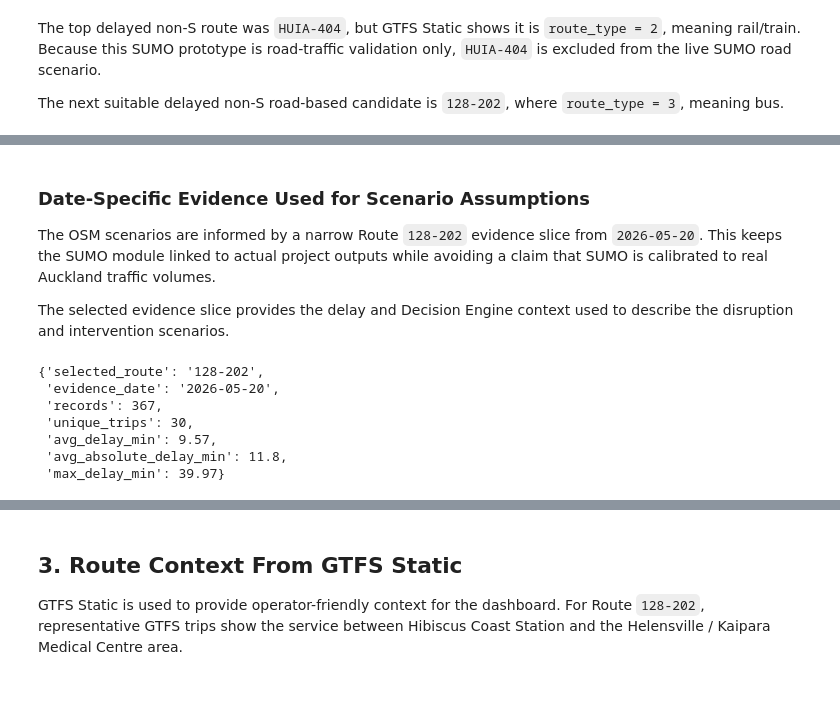
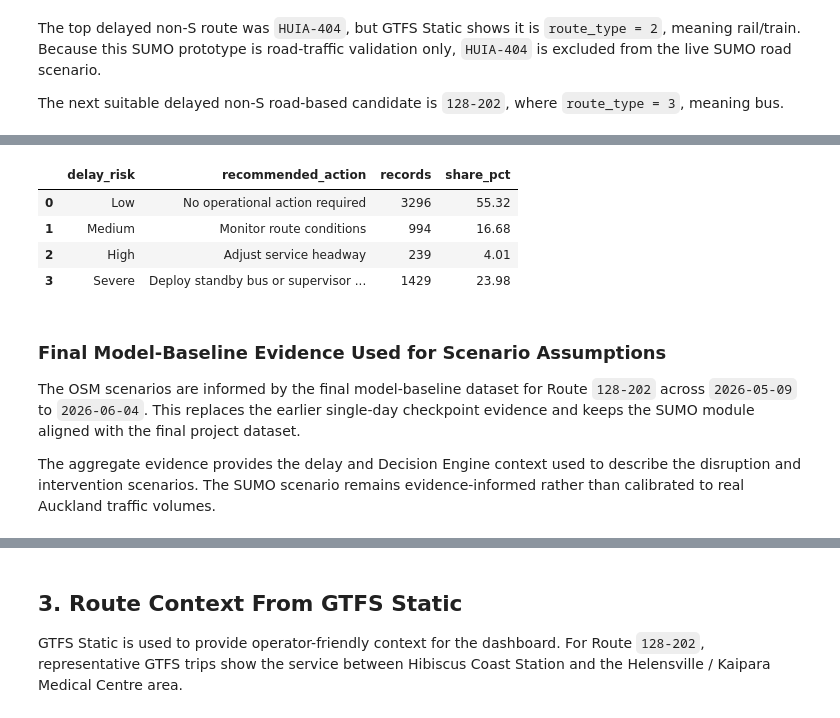
Before and after one commit to markokratos0918/ai-dss-auckland-public-transport, a Jupyter notebook: notebooks/10_sumo_minimal_prototype.ipynb, the cells around one changed output, grey strips where cells are left out. Drawn from its saved outputs; the diff is of its cells as text; code cells hidden in the pictures; blank space fills up the shorter version.

```diff
--- a/notebooks/10_sumo_minimal_prototype.ipynb
+++ b/notebooks/10_sumo_minimal_prototype.ipynb
@@ -134,34 +160,32 @@ decision_counts[decision_counts["route_id"] == selected_route].sort_values("dela
+# %%
+route_risk_action_counts = con.execute("""
+select
+  delay_risk,
+  recommended_action,
+  count(*) as records,
+  round(count(*) * 100.0 / sum(count(*)) over (), 2) as share_pct
+from decision_engine_model_baseline
+where route_id = ?
+group by delay_risk, recommended_action
+order by case delay_risk
+  when 'Low' then 1
+  when 'Medium' then 2
+  when 'High' then 3
+  when 'Severe' then 4
+  else 5
+end
+""", [selected_route]).fetchdf()
+
+route_risk_action_counts
+# %% [output]
+|  | delay_risk | recommended_action | records | share_pct |
+| 0 | Low | No operational action required | 3296 | 55.32 |
+| 1 | Medium | Monitor route conditions | 994 | 16.68 |
+| 2 | High | Adjust service headway | 239 | 4.01 |
+| 3 | Severe | Deploy standby bus or supervisor ... | 1429 | 23.98 |
 # %% [markdown]
-### Date-Specific Evidence Used for Scenario Assumptions
+### Final Model-Baseline Evidence Used for Scenario Assumptions
 
-The OSM scenarios are informed by a narrow Route `128-202` evidence slice from `2026-05-20`. This keeps the SUMO module linked to actual project outputs while avoiding a claim that SUMO is calibrated to real Auckland traffic volumes.
+The OSM scenarios are informed by the final model-baseline dataset for Route `128-202` across `2026-05-09` to `2026-06-04`. This replaces the earlier single-day checkpoint evidence and keeps the SUMO module aligned with the final project dataset.
 
-The selected evidence slice provides the delay and Decision Engine context used to describe the disruption and intervention scenarios.
+The aggregate evidence provides the delay and Decision Engine context used to describe the disruption and intervention scenarios. The SUMO scenario remains evidence-informed rather than calibrated to real Auckland traffic volumes.
-# %%
-decision_output = pd.read_csv(decision_engine_output_path)
-decision_output["date"] = pd.to_datetime(decision_output["collection_date"]).dt.date.astype(str)
-
-route_date_rows = decision_output[
-    (decision_output["route_id"] == selected_route) &
-    (decision_output["date"] == evidence_date)
-].copy()
-
-route_date_evidence = {
-    "selected_route": selected_route,
-    "evidence_date": evidence_date,
-    "records": len(route_date_rows),
-    "unique_trips": route_date_rows["trip_id"].nunique() if "trip_id" in route_date_rows else None,
-    "avg_delay_min": round(route_date_rows["delay_minutes"].mean(), 2),
-    "avg_absolute_delay_min": round(route_date_rows["delay_minutes"].abs().mean(), 2),
-    "max_delay_min": round(route_date_rows["delay_minutes"].max(), 2),
-}
-
-route_date_evidence
-# %% [output]
-{'selected_route': '128-202',
- 'evidence_date': '2026-05-20',
- 'records': 367,
- 'unique_trips': 30,
- 'avg_delay_min': 9.57,
- 'avg_absolute_delay_min': 11.8,
- 'max_delay_min': 39.97}
```
Also changed, not shown: parts of 12 cells of this notebook, 6 other files.
